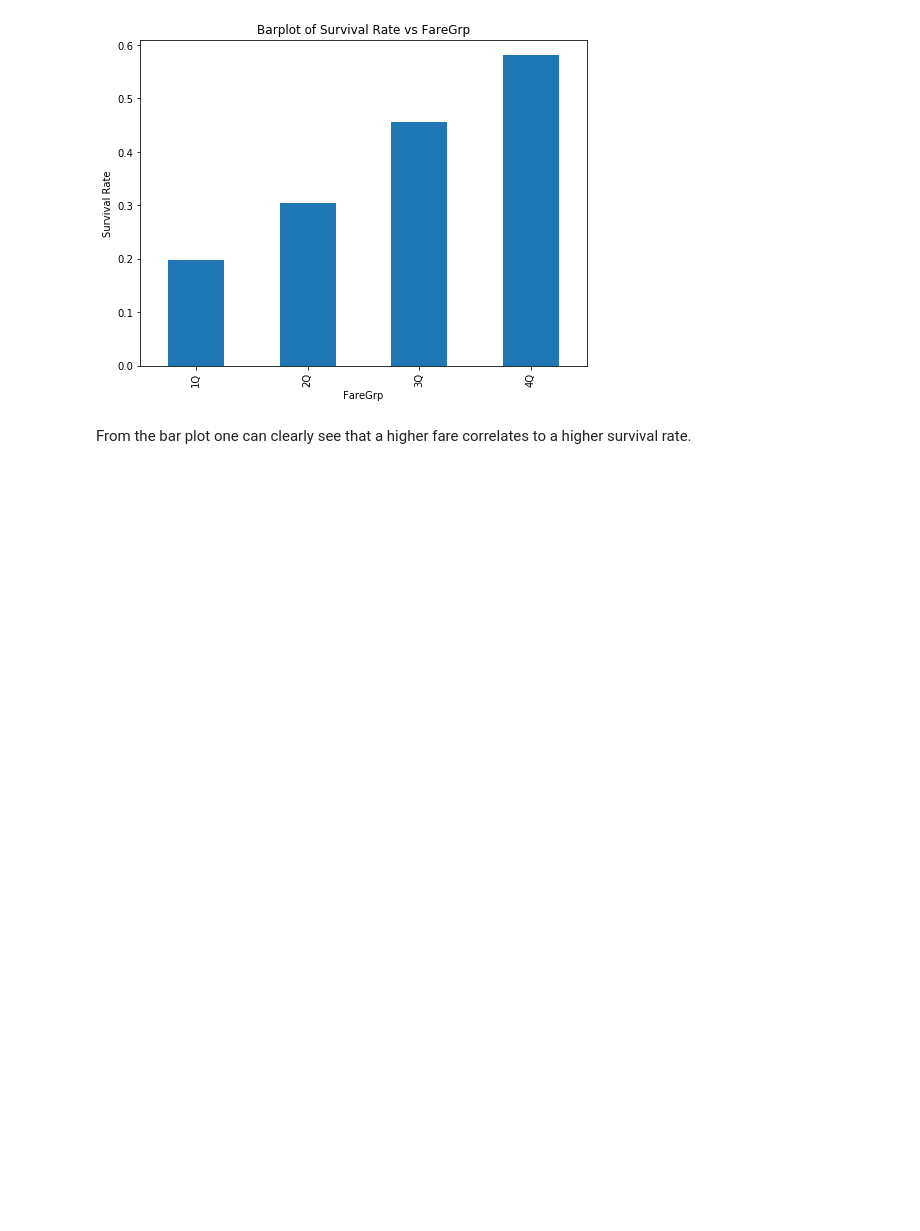
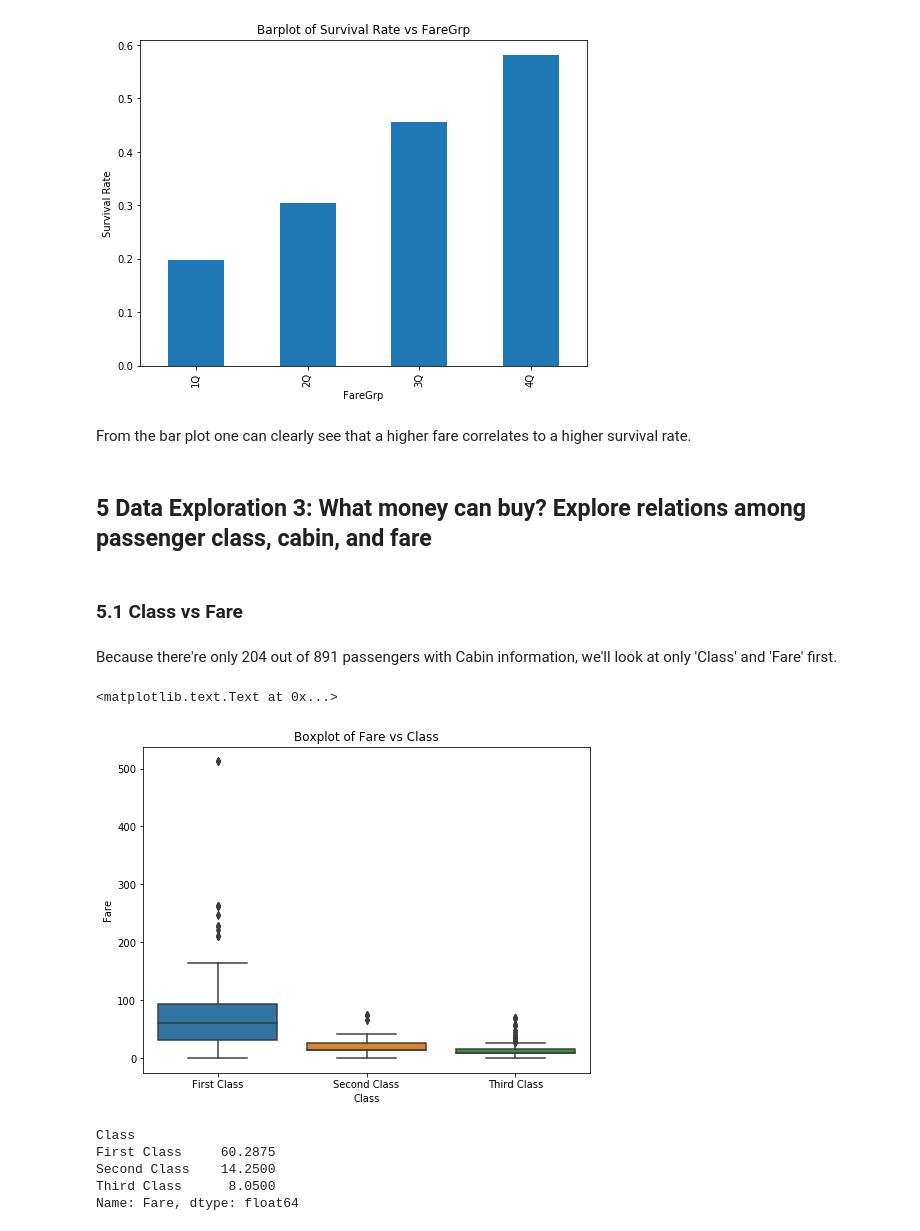
Before and after one commit to Zhenmao/udacity-dand-p2-investigate-a-dataset, a Jupyter notebook: udacity-dand-p2-investigate-a-dataset.ipynb, the cells around one changed output. Cells and saved outputs as stored; diff of their text form; code cells hidden in the pictures; blank space fills up the shorter version.

Commit message:
feat: Add data exploration 3 section
Add Data Exploration 3 section that explore the correlation among passenger class, cabin, and fare. This section answers the question: "What money can buy?"

```diff
--- a/udacity-dand-p2-investigate-a-dataset.ipynb
+++ b/udacity-dand-p2-investigate-a-dataset.ipynb
@@ -551,3 +551,24 @@ survival_by_plot(survival_by_fare_df)
 [figure]
 # %% [markdown]
 From the bar plot one can clearly see that a higher fare correlates to a higher survival rate.
+# %% [markdown]
+## 5 Data Exploration 3: What money can buy? Explore relations among passenger class, cabin, and fare
+# %% [markdown]
+### 5.1 Class vs Fare
+# %% [markdown]
+Because there're only 204 out of 891 passengers with Cabin information, we'll look at only 'Class' and 'Fare' first.
+# %%
+ax = sns.boxplot(x = 'Class', y = 'Fare', data = titanic_df,
+                 order=['First Class', 'Second Class', 'Third Class']);
+ax.set_title('Boxplot of Fare vs Class')
+# %% [output]
+<matplotlib.text.Text at 0x...>
+[figure, added]
+# %%
+titanic_df.groupby('Class')['Fare'].median()
+# %% [output]
+Class
+First Class     60.2875
+Second Class    14.2500
+Third Class      8.0500
+Name: Fare, dtype: float64
```
Also changed, not shown: parts of 5 cells of this notebook.
